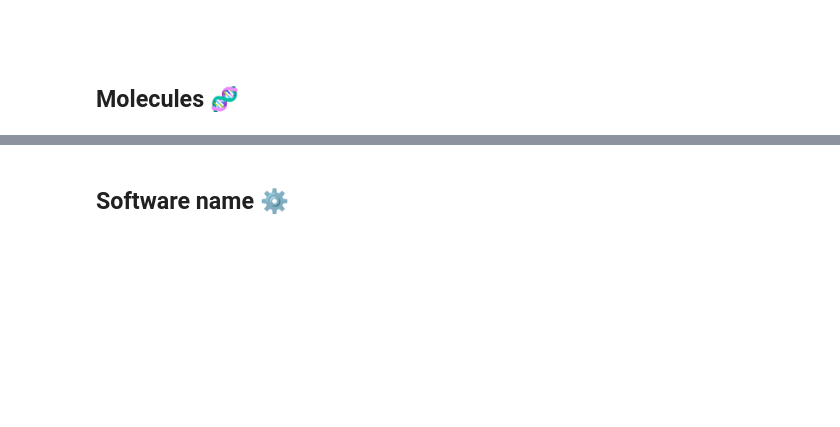
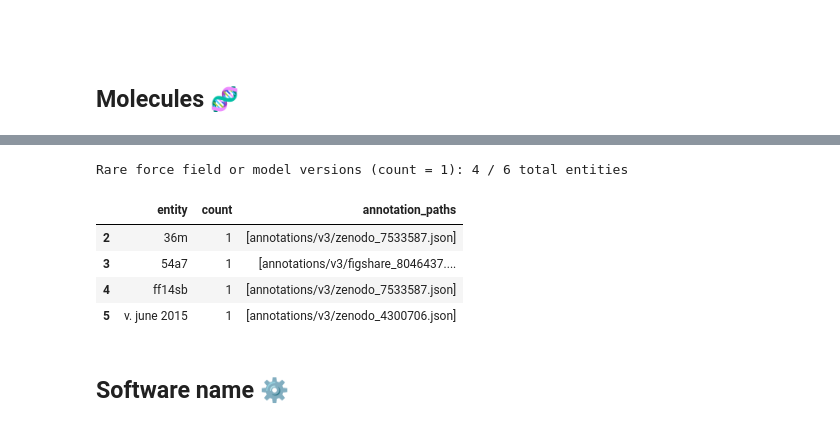
Before and after one commit to MDverse/mdner_llm, a Jupyter notebook: notebooks/qc_entity_inventory_explorer.ipynb, the cells around one changed output, grey strips where cells are left out. Cells and saved outputs as stored; diff of their text form; code cells hidden in the pictures; blank space fills up the shorter version.

```diff
--- a/notebooks/qc_entity_inventory_explorer.ipynb
+++ b/notebooks/qc_entity_inventory_explorer.ipynb
@@ -188,3 +201,19 @@ Rare force field models (count = 1): 47 / 106 total entities
+# %%
+total_entities = len(df)
+rare_df = df[df["count"] == 1]
+num_rare = len(rare_df)
+
+print(
+    f"Rare force field or model versions (count = 1): {num_rare} / {total_entities} total entities"
+)
+rare_df
+# %% [output]
+Rare force field or model versions (count = 1): 4 / 6 total entities
+|  | entity | count | annotation_paths |
+| 2 | 36m | 1 | [annotations/v3/zenodo_7533587.json] |
+| 3 | 54a7 | 1 | [annotations/v3/figshare_8046437.... |
+| 4 | ff14sb | 1 | [annotations/v3/zenodo_7533587.json] |
+| 5 | v. june 2015 | 1 | [annotations/v3/zenodo_4300706.json] |
 # %% [markdown]
 ## Software name ⚙️
 # %%
```
Also changed, not shown: parts of 18 cells of this notebook, 7 other files.
